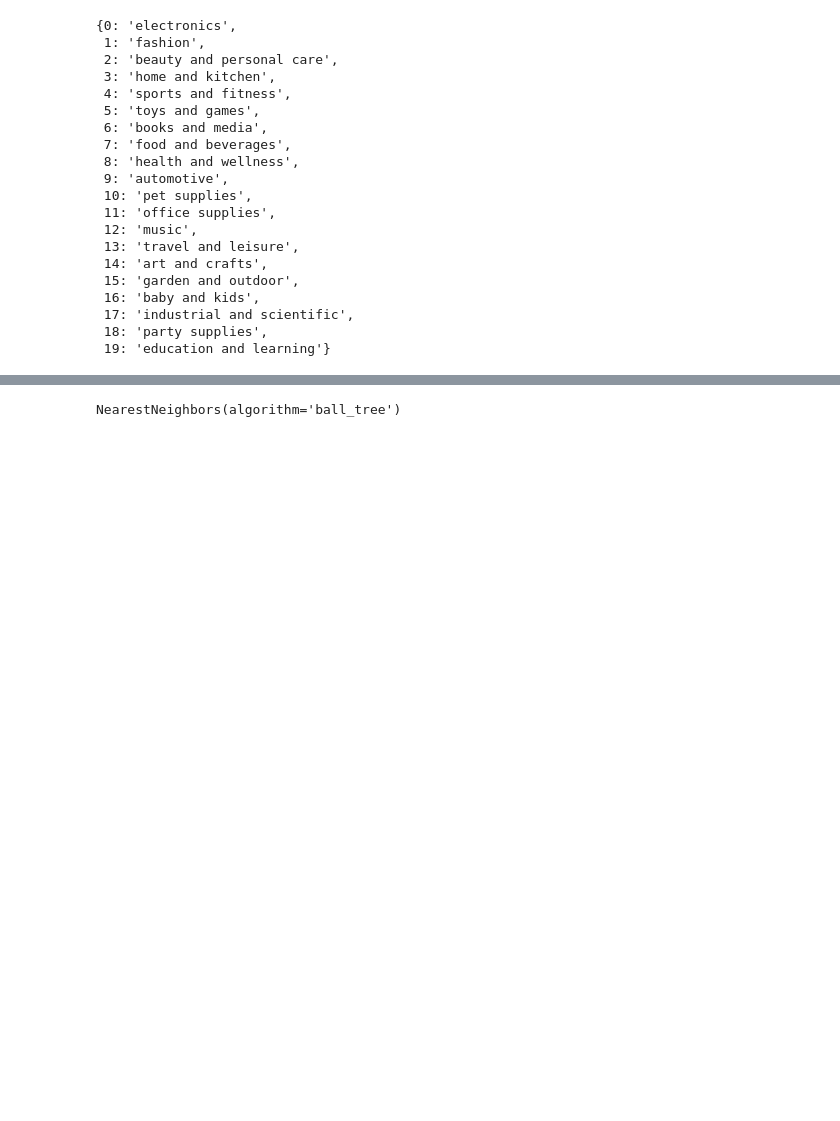
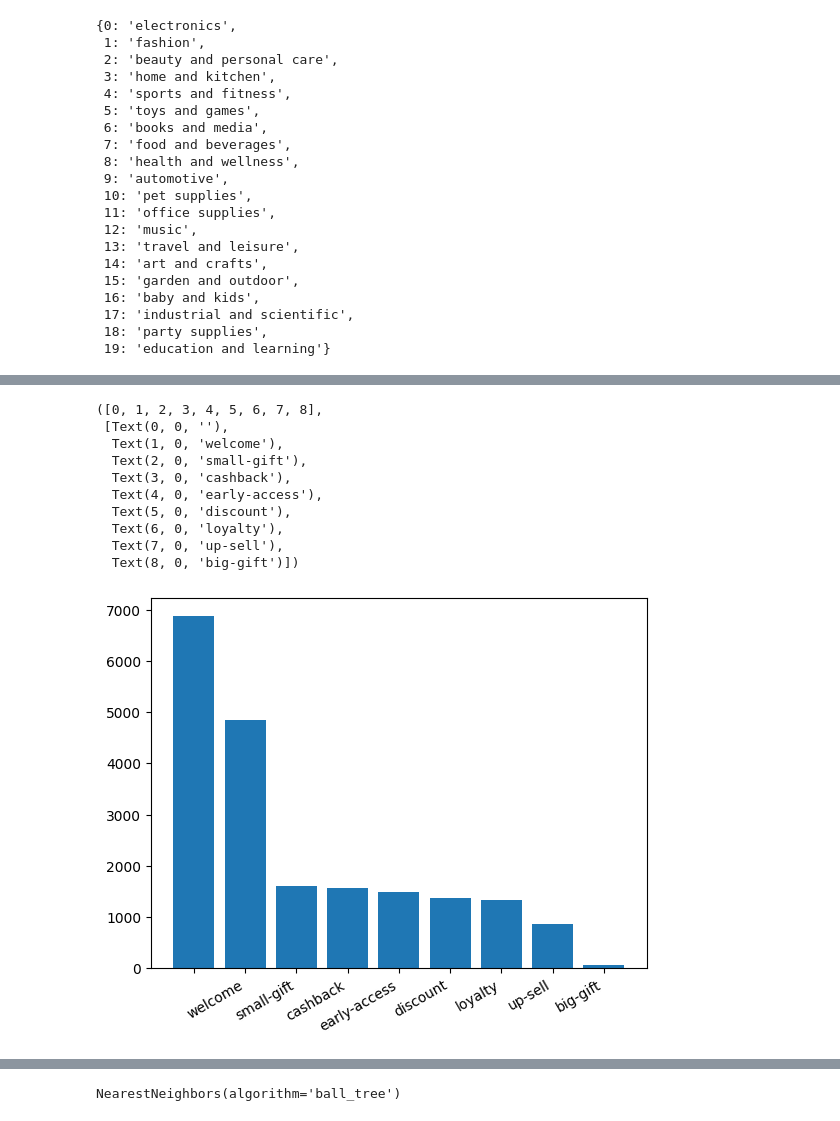
Before and after one commit to BonBonus/bonbonus_ml, a Jupyter notebook: model.ipynb, the cells around one changed output, grey strips where cells are left out. Drawn from its saved outputs; the diff is of its cells as text; code cells hidden in the pictures; blank space fills up the shorter version.

```diff
--- a/model.ipynb
+++ b/model.ipynb
@@ -117,9 +122,33 @@ bonus_type = [
     'discount',
     'cashback',
     'up-sell',
-    'gift',
+    'small-gift',
+    'big-gift',
     'early-access',
 ]
+
+merchant_id_to_amount_range = {
+    0: ['electronics', range(50, 10_000)],
+    1: ['fashion', range(10, 10_000)],
+    2: ['beauty and personal care', range(5, 500)],
+    3: ['home and kitchen', range(10, 20_000)],
+    4: ['sports and fitness', range(5, 5_000)],
+    5: ['toys and games', range(5, 1000)],
+    6: ['books and media', range(5, 1000)],
+    7: ['food and beverages', range(1, 100)],
+    8: ['health and wellness', range(5, 1000)],
+    9: ['automotive', range(5_000, 100_000)],
+    10: ['pet supplies', range(5, 1000)],
+    11: ['office supplies', range(1, 10_000)],
+    12: ['music', range(50, 10_000)],
+    13: ['travel and leisure', range(50, 10_000)],
+    14: ['art and crafts', range(5, 1000)],
+    15: ['garden and outdoor', range(10, 20_000)],
+    16: ['baby and kids', range(5, 1_000)],
+    17: ['industrial and scientific', range(10, 100_000)],
+    18: ['party supplies', range(5, 1_000)],
+    19: ['education and learning', range(10, 10_000)]
+ }
 
 merchant_id_to_amount_range = {
     0: ['electronics', range(50, 10_000)],
@@ -257 +314,18 @@ df_train
 20000 rows × 5 columns
+# %%
+bonuses_distribution = df_train.bonus_to_offer.value_counts()
+bonuses_distribution
+plt.bar(bonuses_distribution.index, bonuses_distribution.values)
+plt.xticks(rotation=30, ha='right')
+# %% [output]
+([0, 1, 2, 3, 4, 5, 6, 7, 8],
+ [Text(0, 0, ''),
+  Text(1, 0, 'welcome'),
+  Text(2, 0, 'small-gift'),
+  Text(3, 0, 'cashback'),
+  Text(4, 0, 'early-access'),
+  Text(5, 0, 'discount'),
+  Text(6, 0, 'loyalty'),
+  Text(7, 0, 'up-sell'),
+  Text(8, 0, 'big-gift')])
+[figure, added]
```
Also changed, not shown: parts of 13 cells of this notebook, 8 other files.
